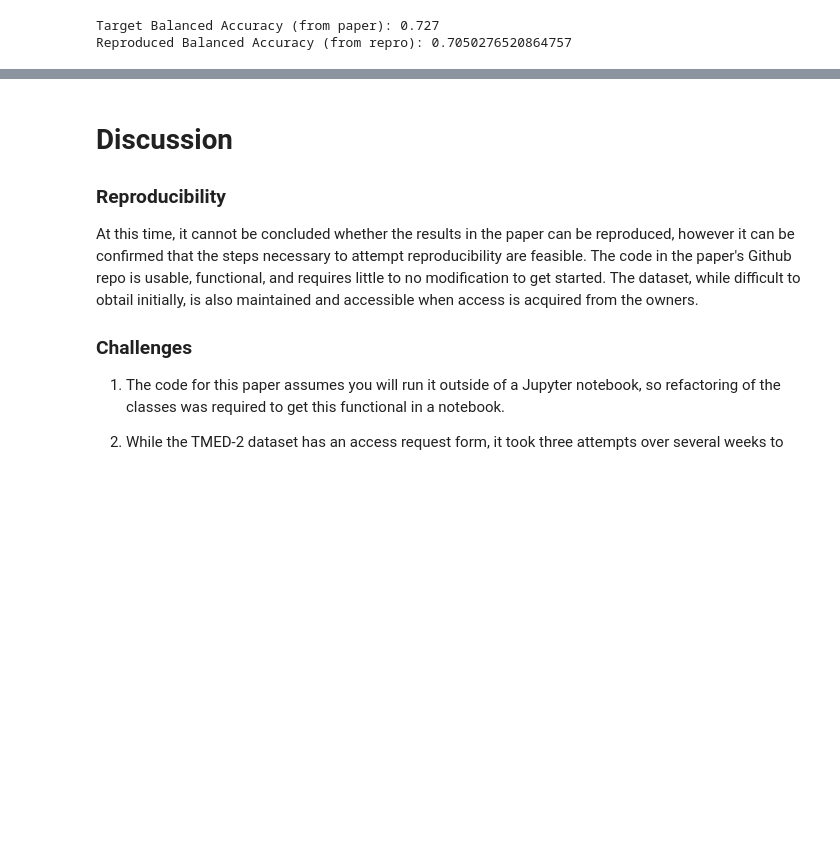
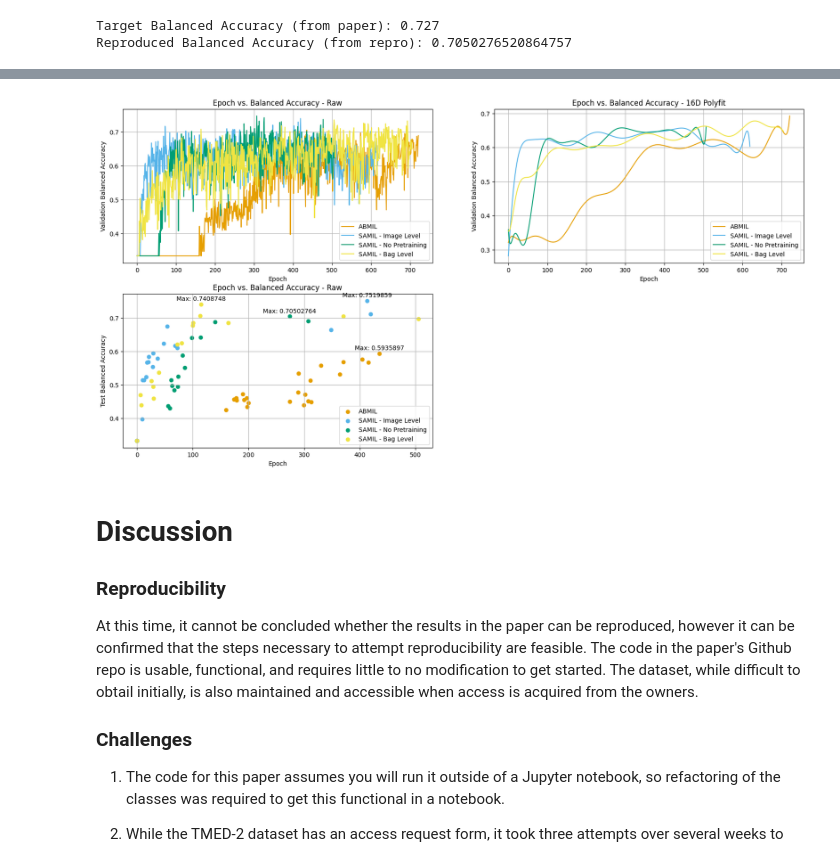
Before and after one commit to benpcorn/DLH598-Team144, a Jupyter notebook: DL4H_Team_144_BCORN2.ipynb, the cells around one changed output, grey strips where cells are left out. Saved outputs shown, nothing was run; the diff lists cells and outputs as text; code cells hidden in the pictures; blank space fills up the shorter version.

```diff
--- a/DL4H_Team_144_BCORN2.ipynb
+++ b/DL4H_Team_144_BCORN2.ipynb
@@ -2197,3 +2297,57 @@ The following results were reproduced for each model/abalation. The "Paper Balan
+# %%
+# Plot Balanced Accuracy vs. Epoch for Test and Validation
+csv_files = ['val_accuracy_df_ABMIL.csv', 'val_accuracy_df_ImageLevel.csv', 'val_accuracy_df_NoPretrain.csv', 'val_accuracy_df_StudyLevel.csv']
+colors = ['#E69F00', '#56B4E9', '#009E73', '#F0E442']
+labels = ['ABMIL', 'SAMIL - Image Level', 'SAMIL - No Pretraining', 'SAMIL - Bag Level']
+
+plt.figure(figsize=(20, 10))
+
+plt.subplot(2,2,1)
+for file, color, label in zip(csv_files, colors, labels):
+    data = pd.read_csv(file)
+    plt.plot(data['epoch'], data['val_raw_Bacc'], color=color, label=label, markevery=10)
+
+plt.title('Epoch vs. Balanced Accuracy - Raw')
+plt.xlabel('Epoch')
+plt.ylabel('Validation Balanced Accuracy')
+plt.legend()
+plt.grid(True)
+
+plt.subplot(2,2,2)
+for file, color, label in zip(csv_files, colors, labels):
+    data = pd.read_csv(file)
+    data = data[pd.notna(data['val_raw_Bacc'])]
+    coeffs = np.polyfit(data['epoch'], data['val_raw_Bacc'], deg=16)
+    p = np.poly1d(coeffs)
+    smooth_values = p(data['epoch'])
+    plt.plot(data['epoch'], smooth_values, color=color, label=label)
+
+
+plt.title('Epoch vs. Balanced Accuracy - 16D Polyfit')
+plt.xlabel('Epoch')
+plt.ylabel('Validation Balanced Accuracy')
+plt.legend()
+plt.grid(True)
+
+plt.subplot(2,2,3)
+for file, color, label in zip(csv_files, colors, labels):
+    data = pd.read_csv(file)
+    plt.scatter(data['epoch'], data['test_raw_Bacc'], color=color, label=label, marker='o')
+
+    max_bacc = data['test_raw_Bacc'].max()
+    max_epoch = data.loc[data['test_raw_Bacc'] == max_bacc, 'epoch'].values[0]
+
+    plt.annotate(f'Max: {max_bacc}', (max_epoch, max_bacc), textcoords="offset points", xytext=(0,6), ha='center')
+
+plt.title('Epoch vs. Balanced Accuracy - Raw')
+plt.xlabel('Epoch')
+plt.ylabel('Test Balanced Accuracy')
+plt.legend()
+plt.grid(True)
+
+plt.show()
+# %% [output]
+[figure, added]
 # %% [markdown]
 # Discussion
 
```
Also changed, not shown: parts of 15 cells of this notebook.
